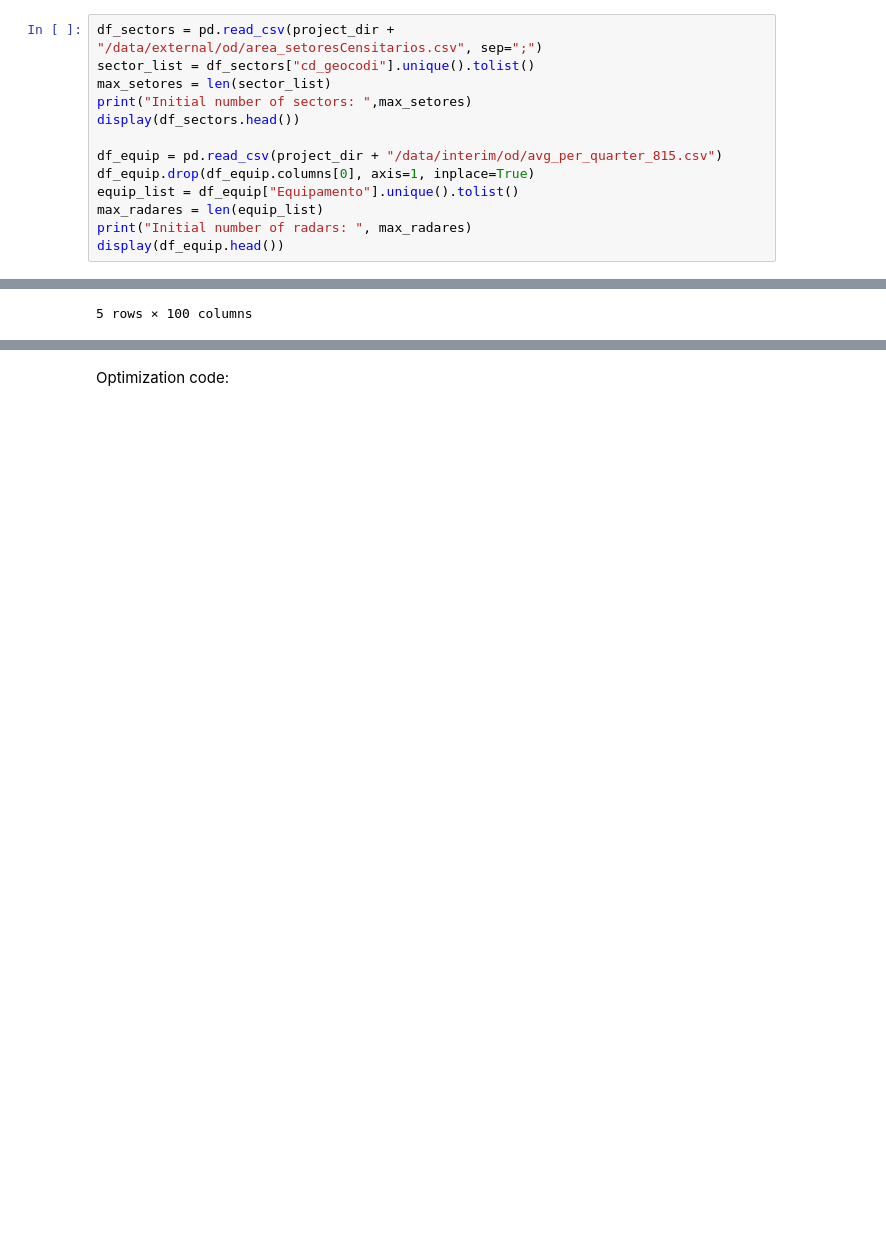
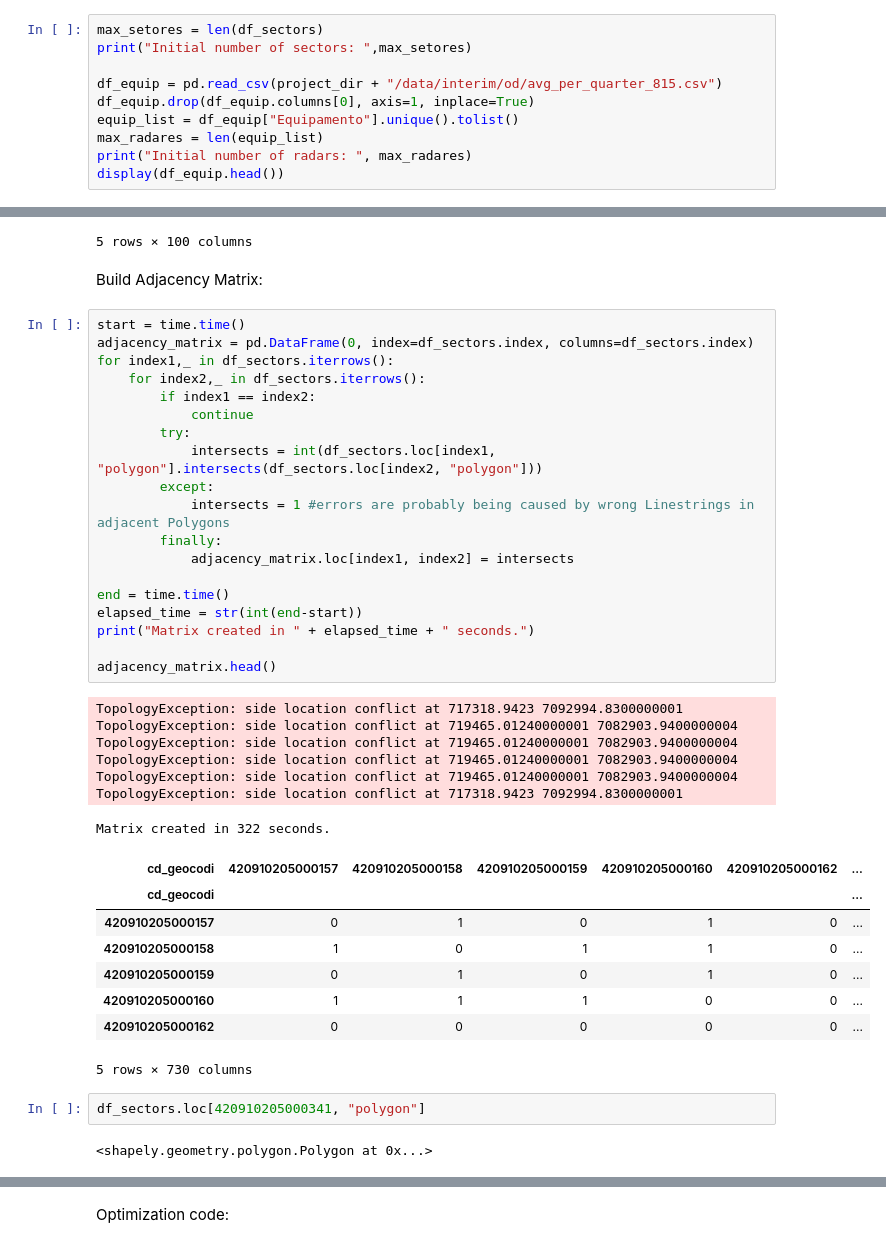
Before and after one commit to pmj-sepud/Joinville-Smart-Mobility, a Jupyter notebook: notebooks/reports/201803-GabrielBogo-Optimization_CensusSectorsAllocation.ipynb, the cells around one changed output, grey strips where cells are left out. Saved outputs shown, nothing was run; the diff lists cells and outputs as text; blank space fills up the shorter version.

Commit message:
checkpoint on both street direction inference and Census Sector Allocation

```diff
--- a/notebooks/reports/201803-GabrielBogo-Optimization_CensusSectorsAllocation.ipynb
+++ b/notebooks/reports/201803-GabrielBogo-Optimization_CensusSectorsAllocation.ipynb
@@ -12,11 +51,8 @@ from IPython.display import display
 # %% [markdown]
  Number of Equipments and Census Zones:
 # %%
-df_sectors = pd.read_csv(project_dir + "/data/external/od/area_setoresCensitarios.csv", sep=";")
-sector_list = df_sectors["cd_geocodi"].unique().tolist()
-max_setores = len(sector_list)
+max_setores = len(df_sectors)
 print("Initial number of sectors: ",max_setores)
-display(df_sectors.head())
 
 df_equip = pd.read_csv(project_dir + "/data/interim/od/avg_per_quarter_815.csv")
 df_equip.drop(df_equip.columns[0], axis=1, inplace=True)
@@ -89,3 +119,44 @@ df_distance_matrix.head()
 | 420910205000160 | 2350.004824 | 3251.342774 | 3092.235856 | 3838.506835 | 3945.407447 | 4151.044734 | 4384.608323 | 4337.916067 | 3996.385785 | 3937.698963 | ... |
 | 420910205000162 | 4754.545623 | 4377.473509 | 4935.131679 | 2837.352035 | 2683.377207 | 2365.534803 | 3330.050424 | 3982.633850 | 4990.237224 | 5164.634254 | ... |
 5 rows × 100 columns
+# %% [markdown]
+Build Adjacency Matrix:
+# %%
+start = time.time()
+adjacency_matrix = pd.DataFrame(0, index=df_sectors.index, columns=df_sectors.index)
+for index1,_ in df_sectors.iterrows():
+    for index2,_ in df_sectors.iterrows():
+        if index1 == index2:
+            continue
+        try:
+            intersects = int(df_sectors.loc[index1, "polygon"].intersects(df_sectors.loc[index2, "polygon"]))
+        except:
+            intersects = 1 #errors are probably being caused by wrong Linestrings in adjacent Polygons
+        finally:
+            adjacency_matrix.loc[index1, index2] = intersects
+
+end = time.time()
+elapsed_time = str(int(end-start))
+print("Matrix created in " + elapsed_time + " seconds.")
+
+adjacency_matrix.head()
+# %% [output]
+TopologyException: side location conflict at 717318.9423 7092994.8300000001
+TopologyException: side location conflict at 719465.01240000001 7082903.9400000004
+TopologyException: side location conflict at 719465.01240000001 7082903.9400000004
+TopologyException: side location conflict at 719465.01240000001 7082903.9400000004
+TopologyException: side location conflict at 719465.01240000001 7082903.9400000004
+TopologyException: side location conflict at 717318.9423 7092994.8300000001
+Matrix created in 322 seconds.
+| cd_geocodi | 420910205000157 | 420910205000158 | 420910205000159 | 420910205000160 | 420910205000162 | ... |
+| cd_geocodi |  |  |  |  |  | ... |
+| 420910205000157 | 0 | 1 | 0 | 1 | 0 | ... |
+| 420910205000158 | 1 | 0 | 1 | 1 | 0 | ... |
+| 420910205000159 | 0 | 1 | 0 | 1 | 0 | ... |
+| 420910205000160 | 1 | 1 | 1 | 0 | 0 | ... |
+| 420910205000162 | 0 | 0 | 0 | 0 | 0 | ... |
+5 rows × 730 columns
+# %%
+df_sectors.loc[420910205000341, "polygon"]
+# %% [output]
+<shapely.geometry.polygon.Polygon at 0x...>
```
Also changed, not shown: parts of 14 cells of this notebook, 3 other files.
